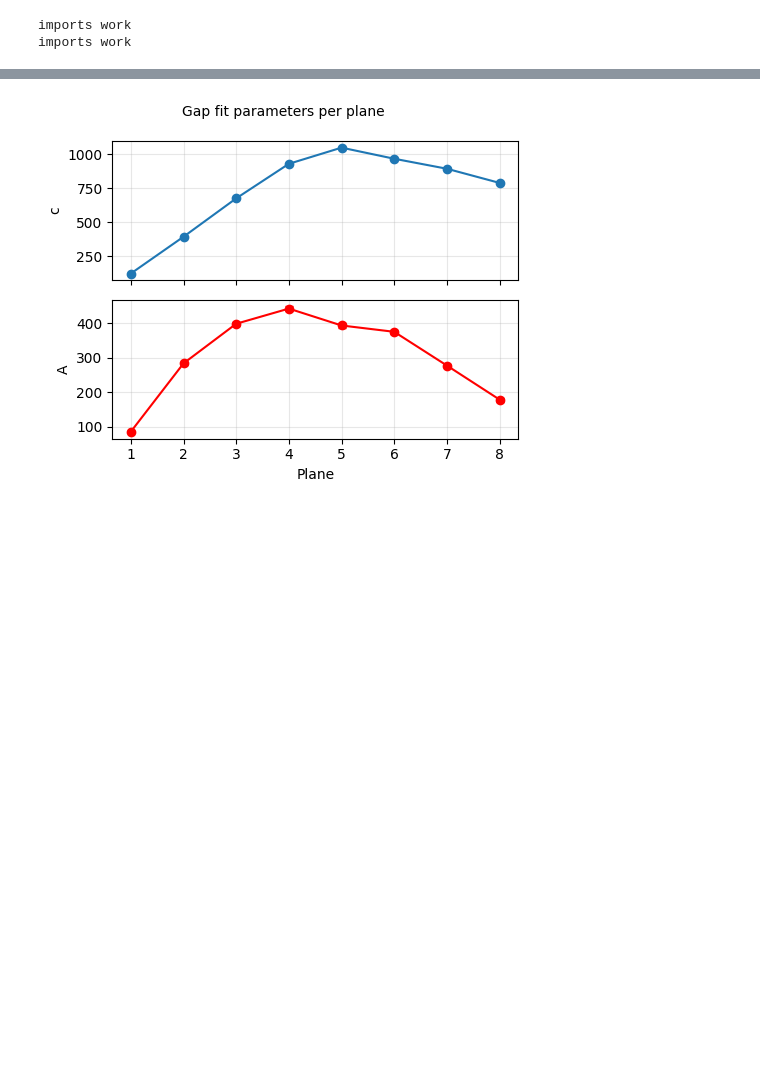
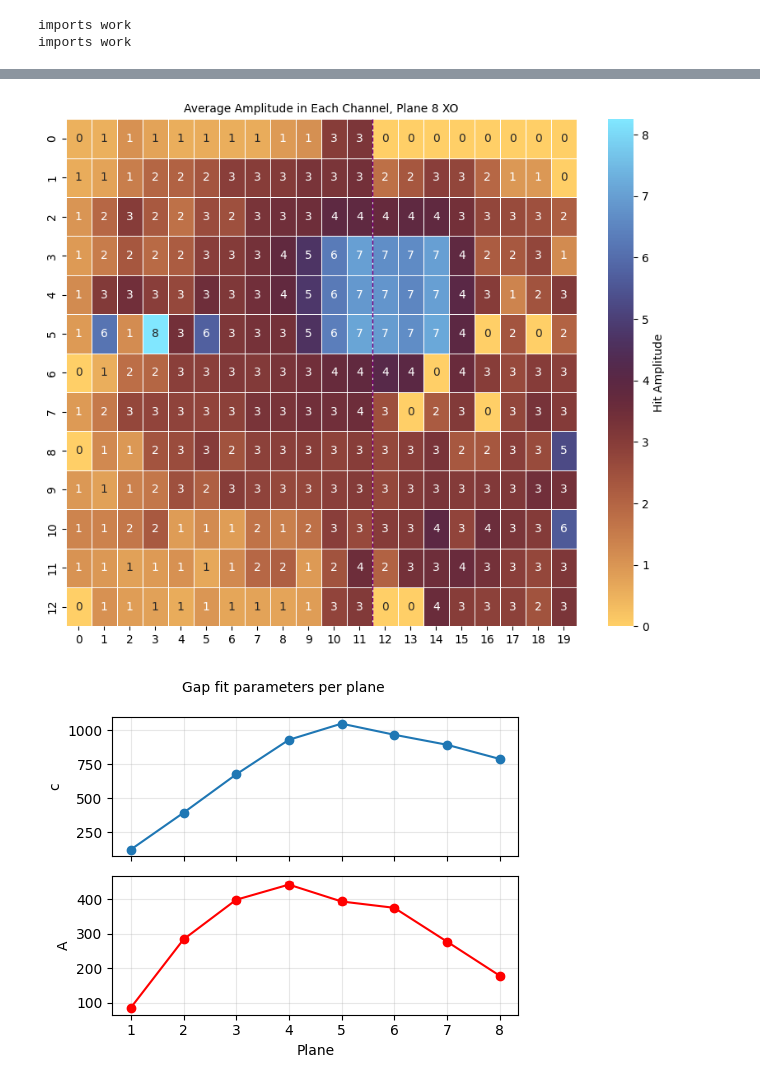
Before and after one commit to Ben-David-Ben/F-Cal-TB-Project, a Jupyter notebook: TB2025_Gap_scope_analysis.ipynb, the cells around one changed output, grey strips where cells are left out. Drawn from its saved outputs; the diff is of its cells as text; code cells hidden in the pictures; blank space fills up the shorter version.

```diff
--- a/TB2025_Gap_scope_analysis.ipynb
+++ b/TB2025_Gap_scope_analysis.ipynb
@@ -257,3 +248,7 @@ hi
+# %%
+rf.average_amp_colormap_single_plane(data_scope_corrected.hits, 8)
+# %% [output]
+[figure, added]
 # %%
 gap_per_layer(data_scope_corrected, 1.1, y_min, y_max, x_min, x_max, bin_size=0.5)
 # %% [output]
```
Also changed, not shown: parts of 8 cells of this notebook, 3 other files.
